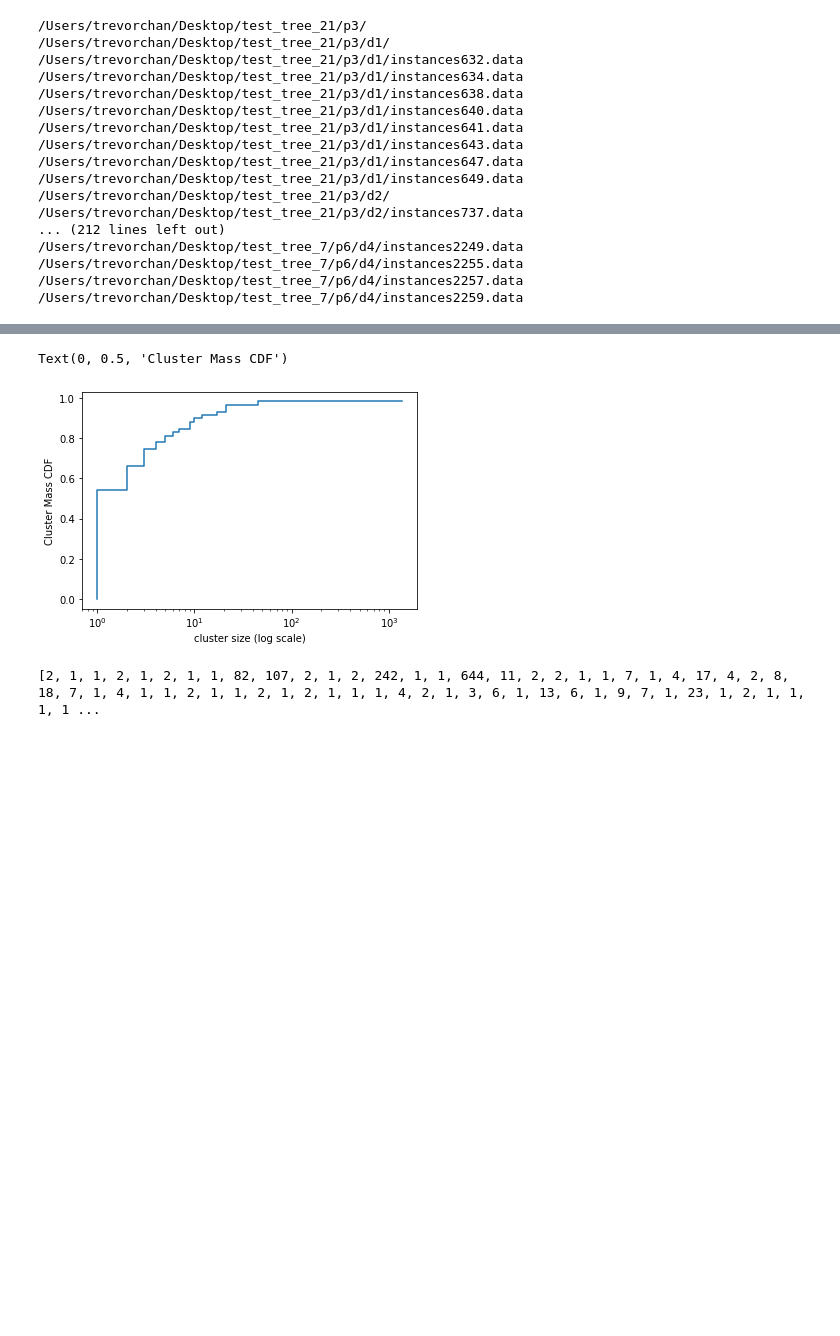
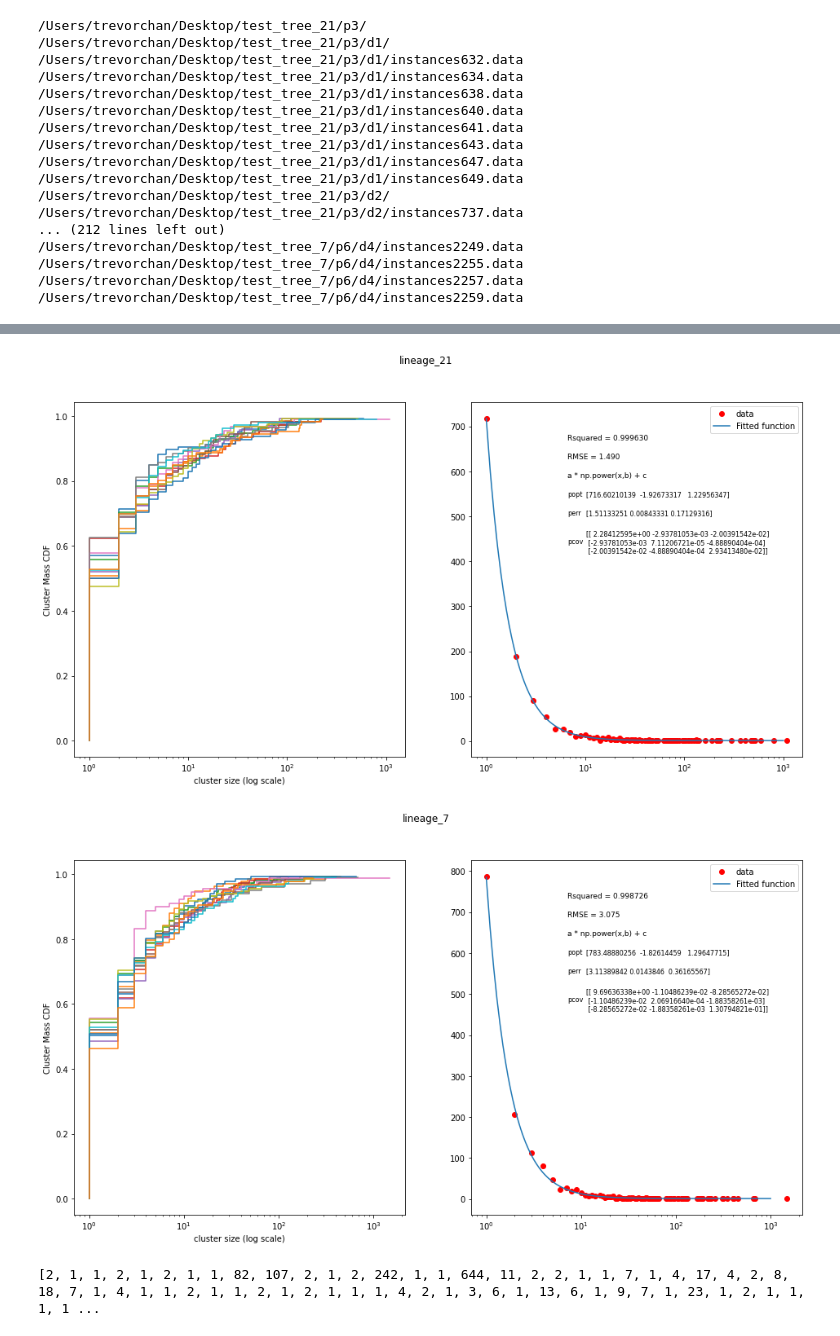
Before and after one commit to trevor-chan/research, a Jupyter notebook: morpho_scripts/NetworkAnalysis.ipynb, the cells around one changed output, grey strips where cells are left out. Cells and saved outputs as stored; diff of their text form; code cells hidden in the pictures; blank space fills up the shorter version.

Commit message:
Added to analysis, implemented curve fitting (power func, others buggy) and more comparison analysis, still need ANCOVA Tukey on curve fitting

```diff
--- a/morpho_scripts/NetworkAnalysis.ipynb
+++ b/morpho_scripts/NetworkAnalysis.ipynb
@@ -419,14 +446,3 @@ for file in glob.glob("21/*.data"):
     networks.append(network_object(instances, file))
     i += 1
     print('loaded ' + file)
-# %%
-components = np.asarray(lineage_21.items[2][3][6].get_components())
-
-
-plt.step(components , np.divide((np.arange(np.asarray(components).size)),len(components)))
-plt.xscale('log')
-plt.xlabel('cluster size (log scale)')
-plt.ylabel('Cluster Mass CDF')
-# %% [output]
-Text(0, 0.5, 'Cluster Mass CDF')
-[figure, removed]
@@ -433,3 +522,9 @@ Text(0, 0.5, 'Cluster Mass CDF')
+# %%
+curve_fit_plot(lineage_21, output = 'lineage_21_curveParams.png')
+curve_fit_plot(lineage_7, output = 'lineage_7_curveParams.png')
+# %% [output]
+[figure, added]
+[figure, added]
 # %%
 network21 = networks.copy()
 # %%
```
Also changed, not shown: parts of 5 cells of this notebook.
